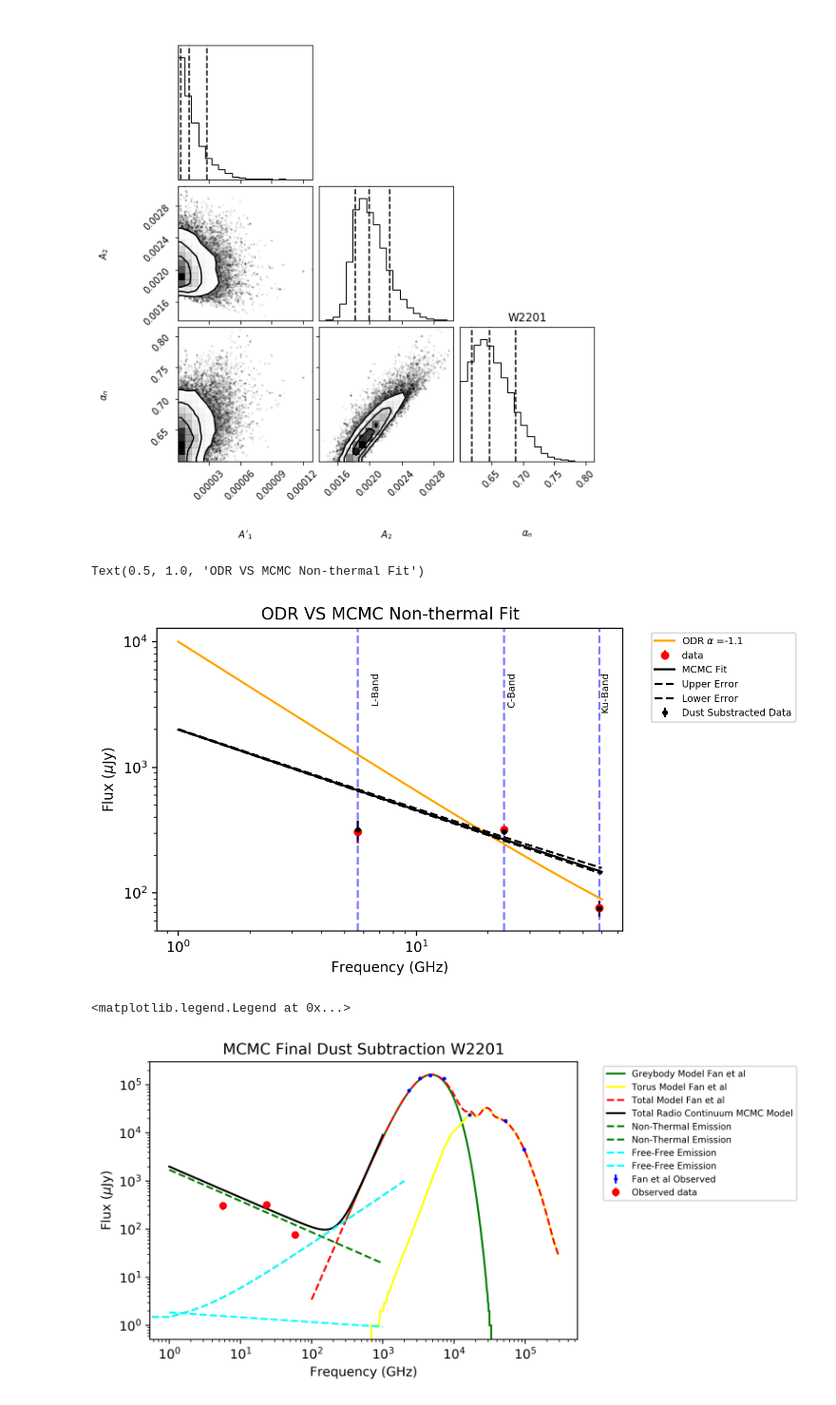
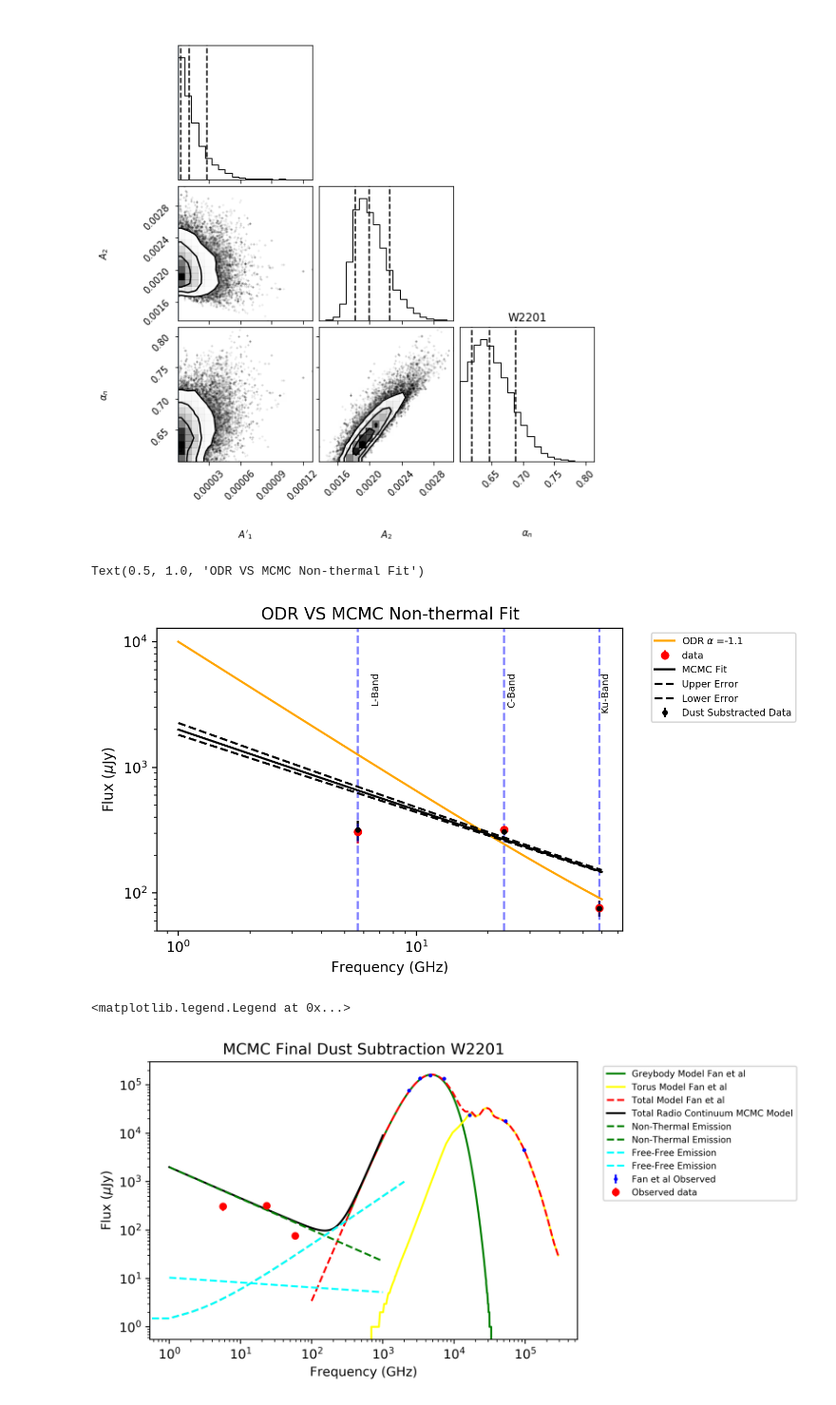
Before and after one commit to go6721of/Research, a Jupyter notebook: W2201_MCMC.ipynb, the cells around one changed output. Shown: that part at 95% size. Cells and saved outputs as stored; diff of their text form; code cells hidden in the pictures.

```diff
--- a/W2201_MCMC.ipynb
+++ b/W2201_MCMC.ipynb
@@ -466,8 +466,8 @@ fig,ax=plt.subplots(ncols=1,nrows=1,figsize=(6,4),dpi=200)
 
 ax.errorbar(rest_frequency,flux,yerr=error_flux,label='data',fmt= "ro",markersize=5)
 ax.errorbar(frequency, gfunc(frequency,mc[0,0],mc[1,0],mc[2,0])*(1e6), color="k",label='MCMC Fit')
-ax.errorbar(frequency, gfunc(frequency,mc[0,0]+mc[0,1],mc[1,0],mc[2,0])*(1e6),linestyle='--', color="black",label='Upper Error')
-ax.errorbar(frequency, gfunc(frequency,mc[0,0]-mc[0,2],mc[1,0],mc[2,0])*(1e6),linestyle='--', color="black",label='Lower Error')
+ax.errorbar(frequency, gfunc(frequency,mc[0,0]+mc[0,1],mc[1,0]+mc[1,1],mc[2,0]+mc[2,1])*(1e6),linestyle='--', color="black",label='Upper Error')
+ax.errorbar(frequency, gfunc(frequency,mc[0,0]-mc[0,2],mc[1,0]-mc[1,2],mc[2,0]-mc[2,2])*(1e6),linestyle='--', color="black",label='Lower Error')
 #pl.plot(xl, m_tru, color="r", lw=2, alpha=0.8)
 #ax.plot(np.arange(10,np.min(xl)),np.arange(10,np.min(mc_fit*1e6)), fmt=".k")
 #ax.plot(freq,(gfunc((freq)*(1+4.8),mc[0,0],mc[1,0],mc[2,0]))*(1e6),color='black', label='Total Radio Continuum MCMC Model')
@@ -501,39 +501,39 @@ ax.set_ylabel(r'Flux ($\mu$Jy)')
 plt.title('ODR VS MCMC Non-thermal Fit')
 # %% [output]
 Text(0.5, 1.0, 'ODR VS MCMC Non-thermal Fit')
-[figure, old version]
+[figure, new version]
 # %%
 #Plotting everyhthing together to match result to Fan et al paper
 %matplotlib inline
 freq = np.arange(1,1000,.5)
 # plotting all data files
 fig,ax=plt.subplots(ncols=1,nrows=1,dpi=400)
 ax.errorbar(Fan_observed_data["frequency"],Fan_observed_data["Flux"],yerr=Fan_observed_data["Error"],linestyle="",color='blue',marker="o",markersize=2,label='Fan et al Observed')
 ax.plot(Fan_greybody_model["frequency"],Fan_greybody_model["Flux"],color='green',label='Greybody Model Fan et al')
 ax.plot(Fan_torus_model["frequency"],Fan_torus_model["Flux"],color='yellow',label='Torus Model Fan et al')
 #ax.errorbar(rest_frequency,flux,error_flux,label='Observed Data',color='aqua',linestyle="",marker="o",markersize=3)
 ax.errorbar(rest_frequency,flux,yerr=error_flux,label='Observed data',fmt= "ro",markersize=5)
 ax.plot(np.arange(100,np.min(Fan_TorusGB_total["frequency"])),SimpleRJ(results6.beta,np.arange(100,np.min(Fan_TorusGB_total["frequency"]))),linestyle="--",color='red')
 ax.plot(Fan_TorusGB_total["frequency"],Fan_TorusGB_total["Flux"],linestyle="--",color='red',label='Total Model Fan et al')
 
 #Putting in "fake" frequency to extend range of plot for emission lines
 model_frequency=np.arange(1,800)
 #ax.plot(xl, mc_fit*1e6, color="k",label='MCMC Fit')
 ax.plot(freq,(gfunc((freq),mc[0,0],mc[1,0],mc[2,0]))*(1e6)+SimpleRJ(results6.beta,freq),color='black', label='Total Radio Continuum MCMC Model')
 #color coding each exponent
 
-ax.plot(freq,(((1.028879067733745e-05)*freq)**(-0.6483624160565522)),freq,color='green',linestyle='--', label='Non-Thermal Emission')
-ax.plot(freq,(((0.0020070601700296034)*freq)**(-0.1)),freq,color='cyan',linestyle='--', label='Free-Free Emission')
+ax.plot(freq,(mc[1,0]*(freq**(-mc[2,0])))*(1e6),freq,color='green',linestyle='--', label='Non-Thermal Emission')
+ax.plot(freq,((mc[0,0])*(freq**(-0.1)))*(1e6),freq,color='cyan',linestyle='--', label='Free-Free Emission')
 #ax.plot(frequency,NT_FF_emission_14(results14.beta,frequency),color='orange', label='ODR' ' ' r'$\alpha $ =-1.2')
 #scaling graph
 ax.set_yscale('log')
 ax.set_xscale('log')
 # Create legend.
 ax.legend(loc='lower right', fontsize='x-small')
 ax.set_xlabel('Frequency (GHz)')
 ax.set_ylabel(r'Flux ($\mu$Jy)')
 plt.title('MCMC Final Dust Subtraction W2201')
 ax.legend(bbox_to_anchor=(1.05, 1.0), loc='upper left',fontsize='x-small')
 # %% [output]
 <matplotlib.legend.Legend at 0x...>
-[figure, old version]
+[figure, new version]
```
